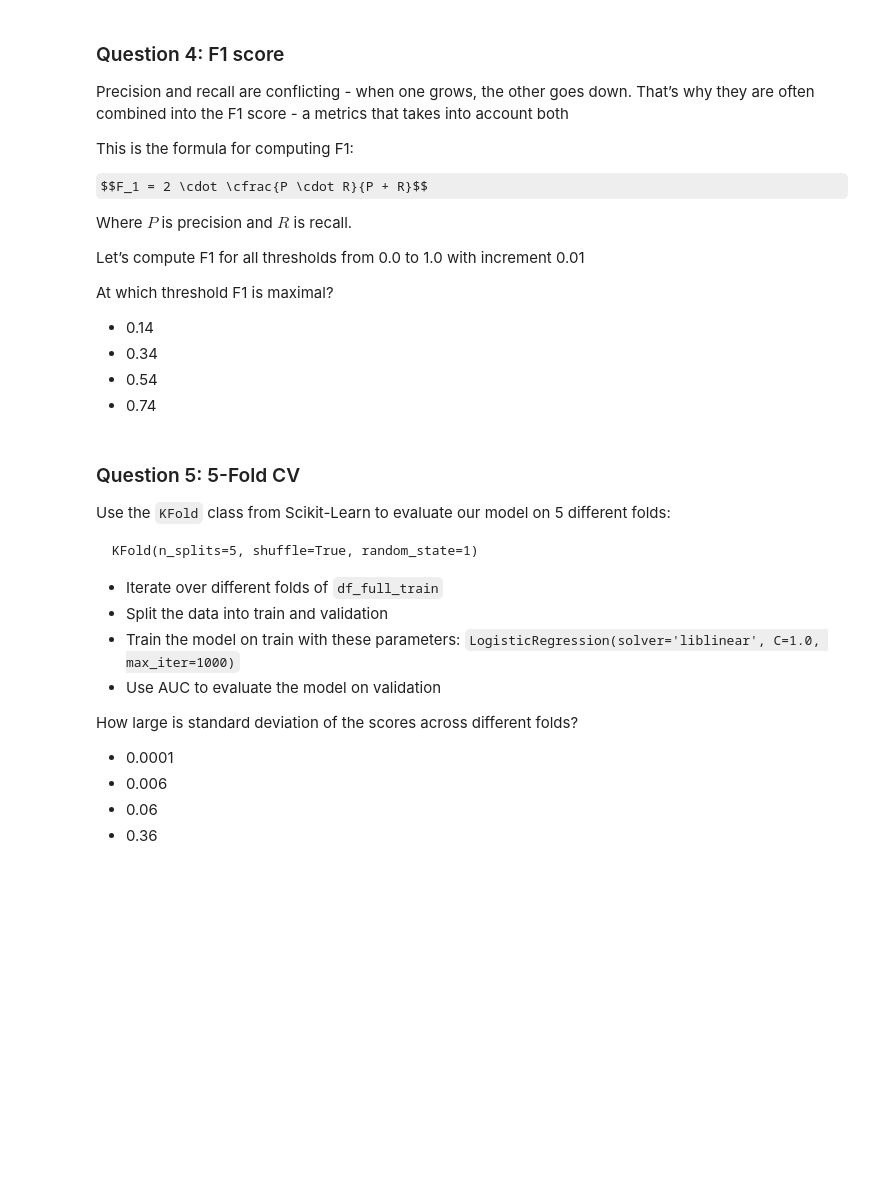
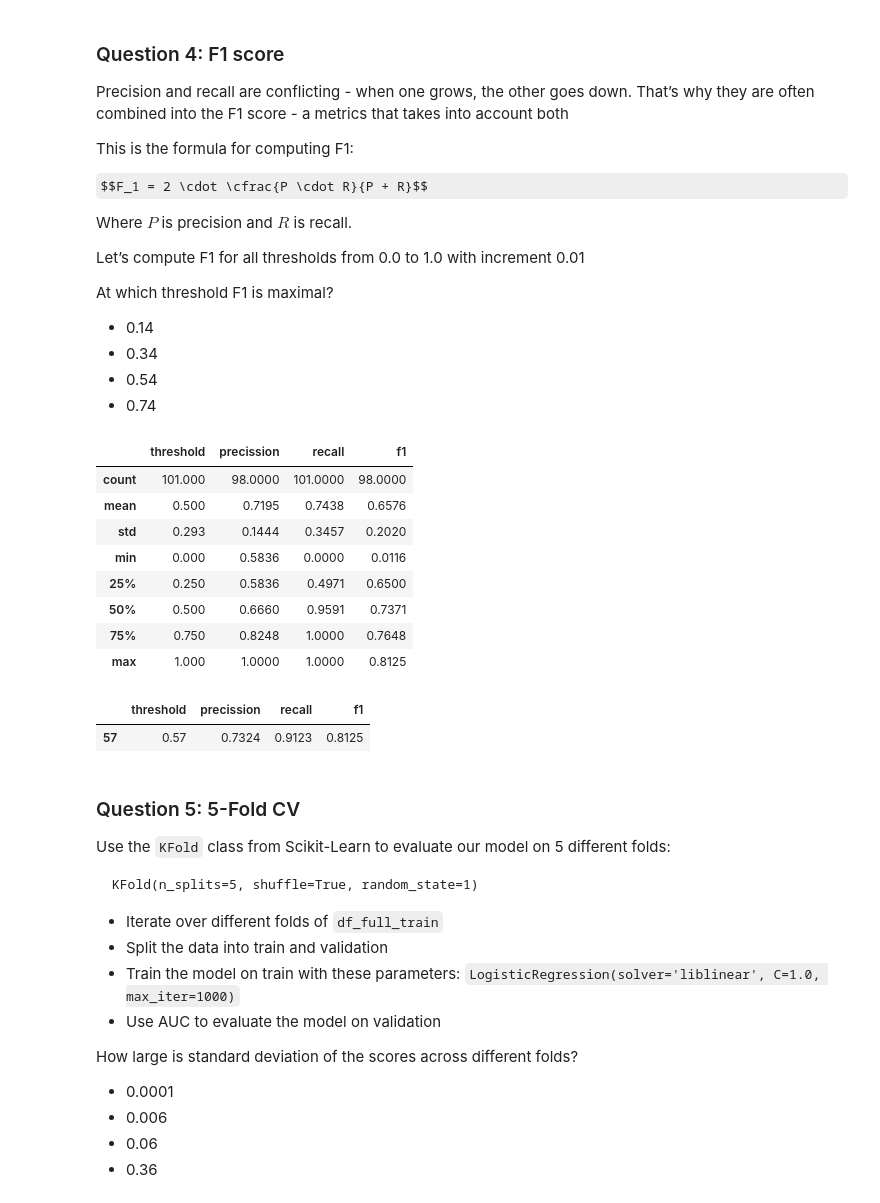
Before and after one commit to jerojasn/ml_zoomcamp, a Jupyter notebook: homework04.ipynb, the cells around one changed output. Saved outputs shown, nothing was run; the diff lists cells and outputs as text; code cells hidden in the pictures; some formulas as TeX source; blank space fills up the shorter version.

```diff
--- a/homework04.ipynb
+++ b/homework04.ipynb
@@ -278,6 +357,50 @@ At which threshold F1 is maximal?
 -   0.34
 -   0.54
 -   0.74
+# %%
+actual_positive = (y_val == 1)
+actual_negative = (y_val == 0)
+
+thresholds  = np.linspace(0, 1, 101) #thresholds from 0 to 1 with step 0.01
+precissions = []
+recalls = []
+f1s=[]
+for t in thresholds:
+    predict_positive = (y_pred >= t)
+    predict_negative = (y_pred < t)
+
+    tp = (predict_positive & actual_positive).sum()
+    tn = (predict_negative & actual_negative).sum()
+
+    fp = (predict_positive & actual_negative).sum()
+    fn = (predict_negative & actual_positive).sum()
+
+    p = tp / (tp + fp)
+    r = tp / (tp + fn)
+    precissions.append(p)
+    recalls.append(r)
+
+    f1 = (2 * (p * r)) / (p + r)
+    f1s.append(f1)
+# %%
+cc=["threshold","precission", "recall", "f1"]
+res=pd.DataFrame(list(zip(thresholds,precissions, recalls,f1s)),columns=cc)
+res.describe()
+# %% [output]
+|  | threshold | precission | recall | f1 |
+| count | 101.000 | 98.0000 | 101.0000 | 98.0000 |
+| mean | 0.500 | 0.7195 | 0.7438 | 0.6576 |
+| std | 0.293 | 0.1444 | 0.3457 | 0.2020 |
+| min | 0.000 | 0.5836 | 0.0000 | 0.0116 |
+| 25% | 0.250 | 0.5836 | 0.4971 | 0.6500 |
+| 50% | 0.500 | 0.6660 | 0.9591 | 0.7371 |
+| 75% | 0.750 | 0.8248 | 1.0000 | 0.7648 |
+| max | 1.000 | 1.0000 | 1.0000 | 0.8125 |
+# %%
+res[res["f1"]==res["f1"].max()]
+# %% [output]
+|  | threshold | precission | recall | f1 |
+| 57 | 0.57 | 0.7324 | 0.9123 | 0.8125 |
 # %% [markdown]
 ### Question 5: 5-Fold CV
 
```
Also changed, not shown: parts of 11 cells of this notebook.
